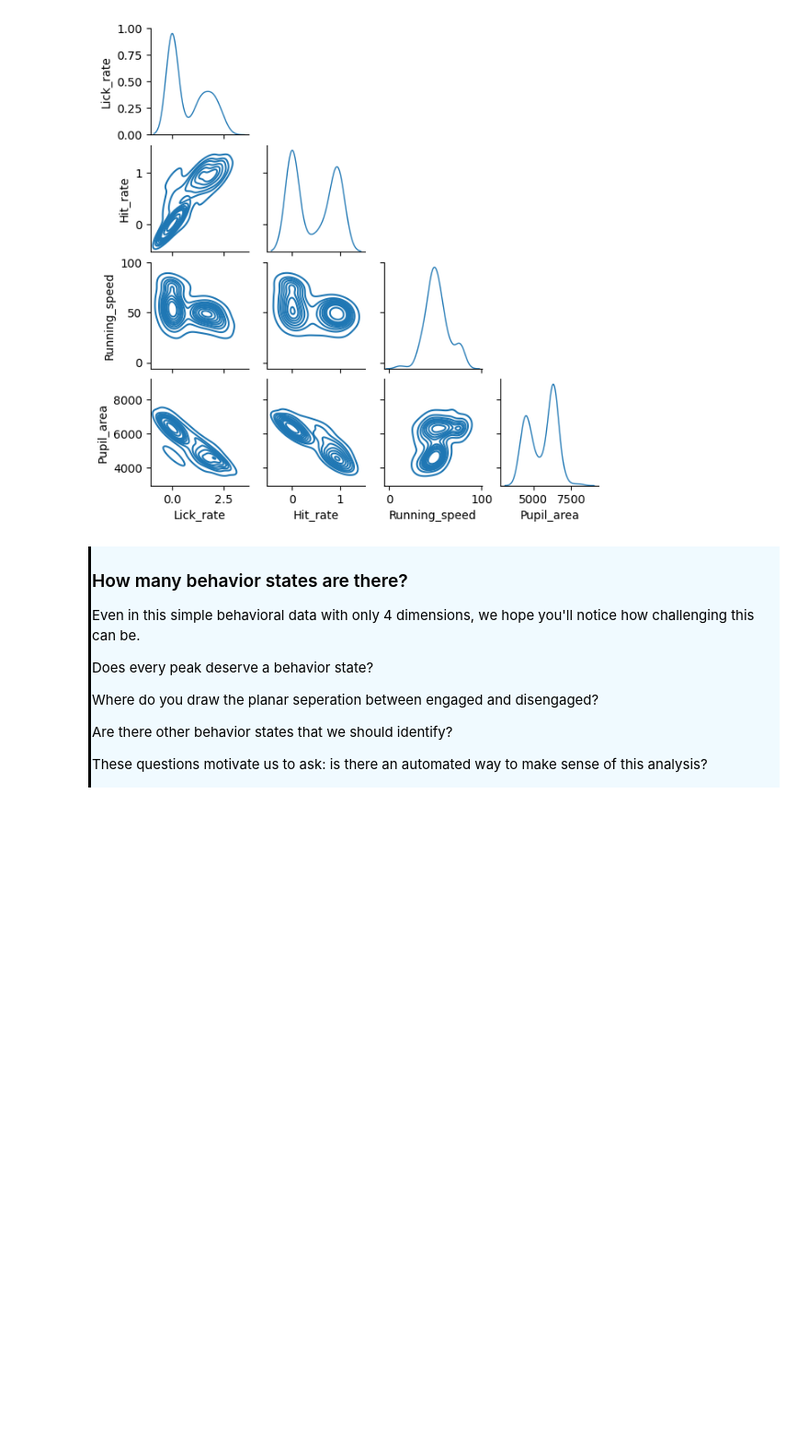
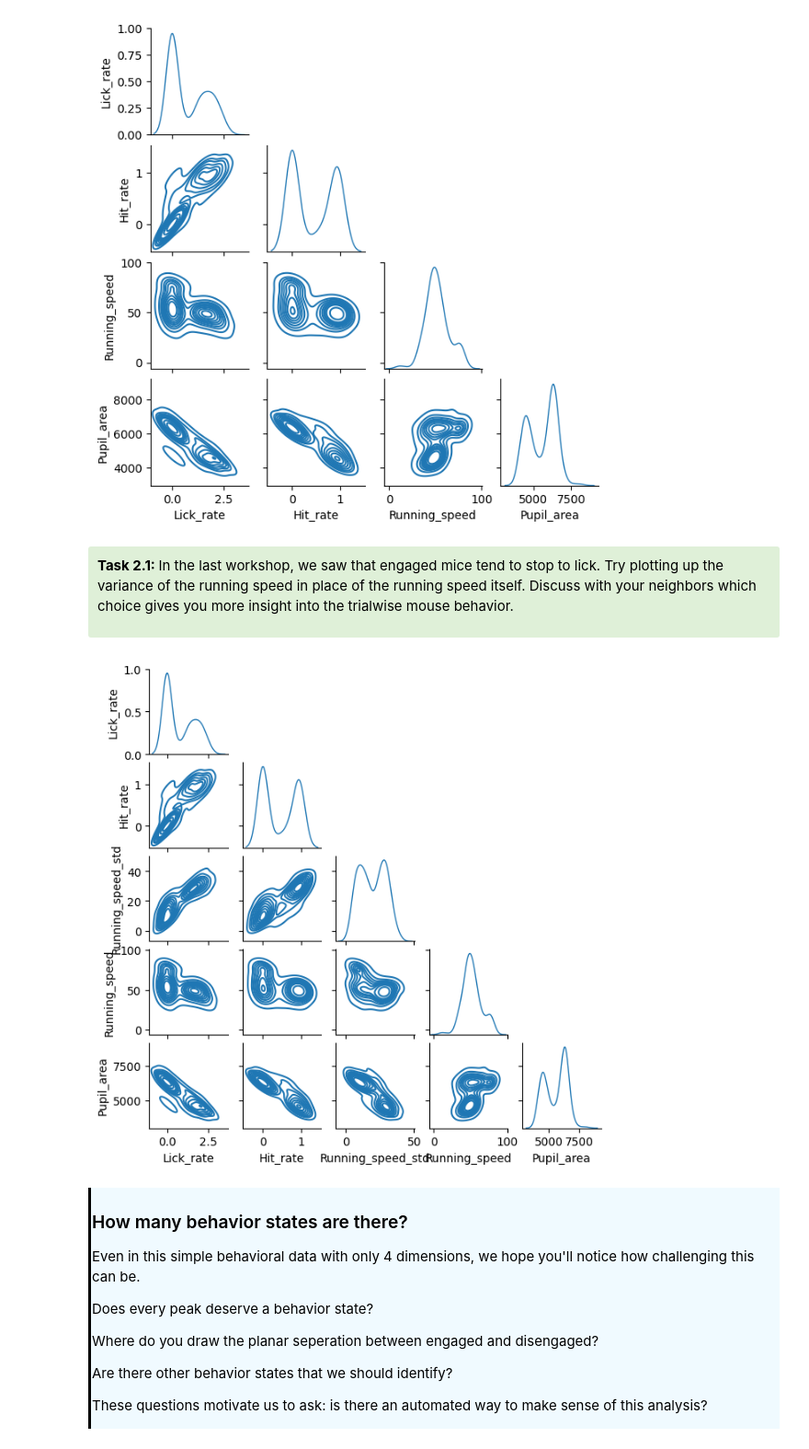
Before and after one commit to AllenSWDB/swdb_visualbehavior_template, a Jupyter notebook: code/Workshop_2.ipynb, the cells around one changed output. Shown at 92% size. Saved outputs shown, nothing was run; the diff lists cells and outputs as text; code cells hidden in the pictures; blank space fills up the shorter version.

```diff
--- a/code/Workshop_2.ipynb
+++ b/code/Workshop_2.ipynb
@@ -148,6 +148,32 @@ g.map_diag(sns.kdeplot, hue=None, lw=1, legend=False)
 g.fig.set_size_inches(6,6)
 # %% [output]
 [figure]
+# %% [markdown]
+<div style="background: #DFF0D8; border-radius: 3px; padding: 10px;">
+<p><b>Task 2.1: </b> In the last workshop, we saw that engaged mice tend to stop to lick. Try plotting up the variance of the running speed in place of the running speed itself. Discuss with your neighbors which choice gives you more insight into the trialwise mouse behavior.
+</div>
+# %%
+# Code block for task 2.1 with starter code.
+
+std_speed = [np.nanstd(running_speed[np.logical_and(s1 <= running_time, running_time <= s2)]) for s1, s2 in zip(trial_start, trial_stop)]
+
+# putting it together in a dataframe
+behavior2 = {'Trials': go_trials,
+            'Lick_rate': lick_rate,
+            'Hit_rate':hit_rate,
+            'Running_speed_std': std_speed,
+            'Running_speed': mean_speed,
+            'Pupil_area': mean_pupil_area}
+
+behavior_data2 = pd.DataFrame(behavior2)
+
+g = sns.PairGrid(behavior_data2, hue = 'Trials', vars=['Lick_rate', 'Hit_rate','Running_speed_std','Running_speed', 'Pupil_area'], diag_sharey=False)
+g.map_lower(sns.kdeplot, hue=None, lw = 0.5)
+g.map_upper(hide_current_axis)
+g.map_diag(sns.kdeplot, hue=None, lw=1, legend=False)
+g.fig.set_size_inches(6,6)
+# %% [output]
+[figure, added]
 # %% [markdown]
 <div style="border-left: 3px solid #000; padding: 1px; padding-left: 10px; background: #F0FAFF; ">
 <h3> How many behavior states are there? </h3>
```
Also changed, not shown: parts of 14 cells of this notebook, 4 other files.
